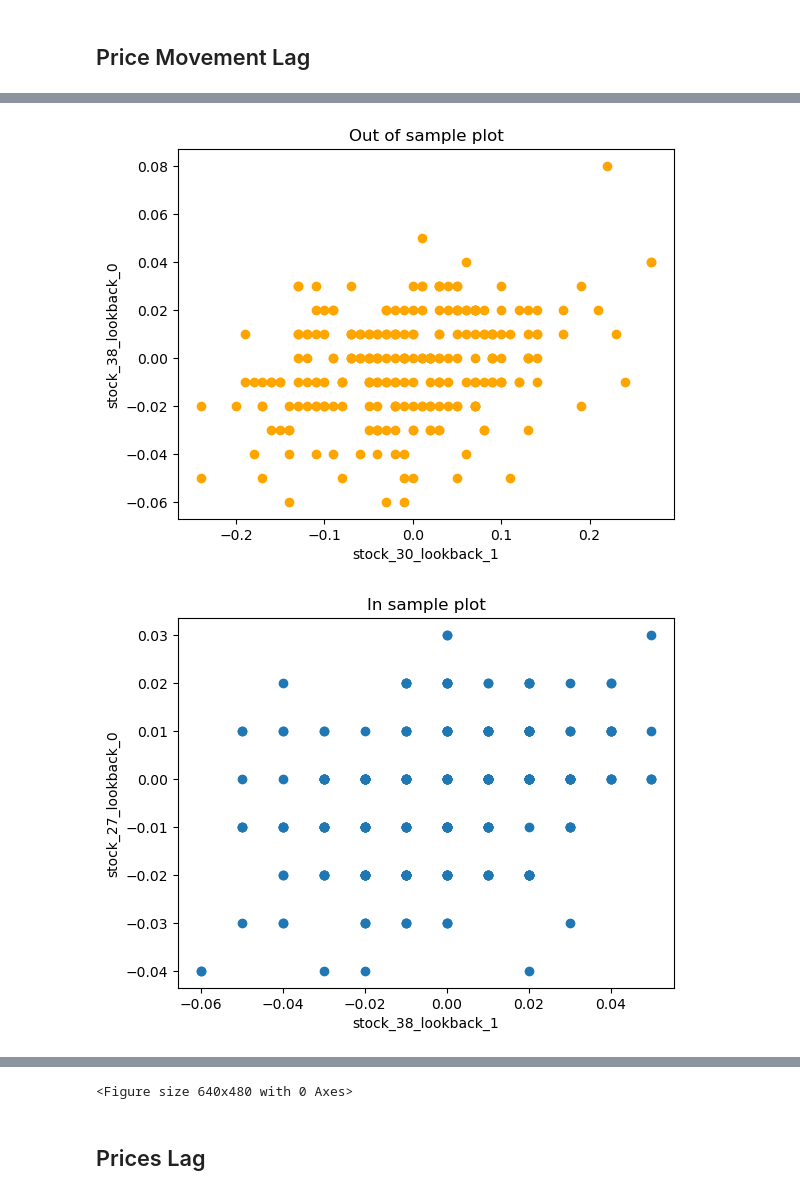
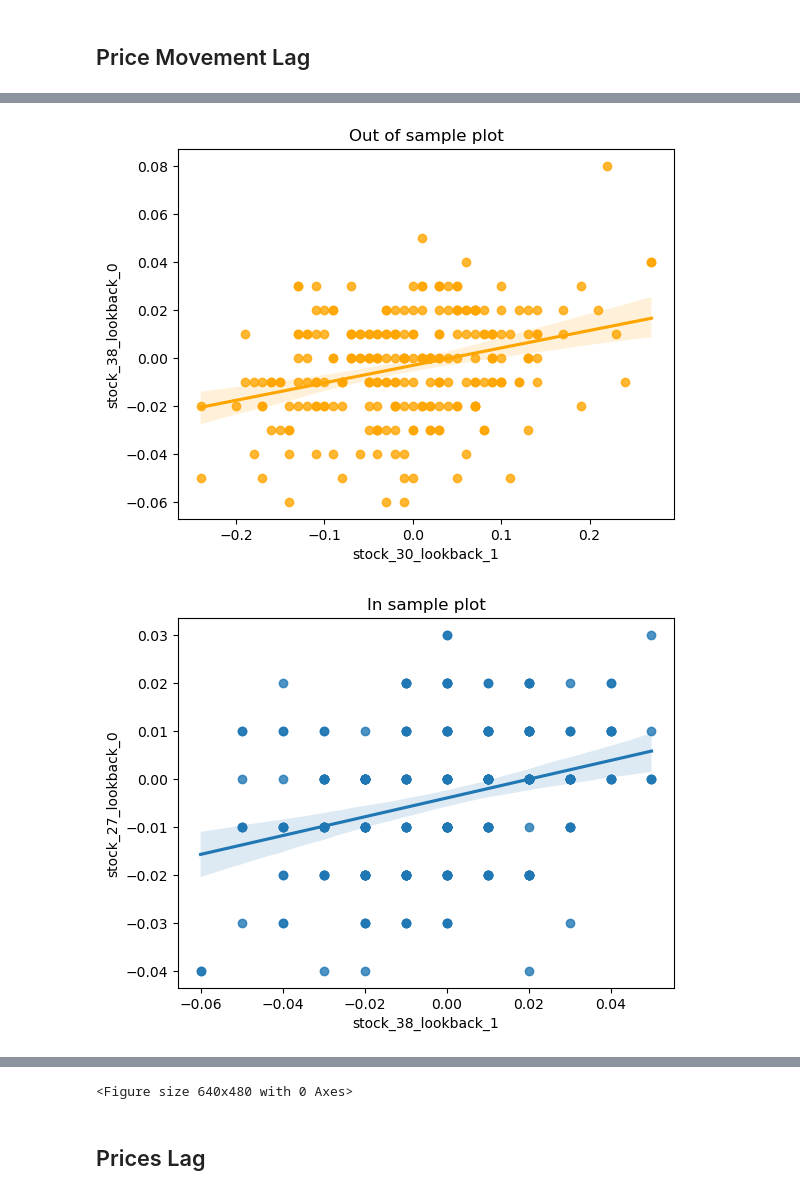
Before and after one commit to TGChenZP/SIG-Hack_AlgoTrading2024__GroupWork__Py, a Jupyter notebook: Lead Lag Correlation.ipynb, the cells around one changed output, grey strips where cells are left out. Cells and saved outputs as stored; diff of their text form; code cells hidden in the pictures.

```diff
--- a/Lead Lag Correlation.ipynb
+++ b/Lead Lag Correlation.ipynb
@@ -50,7 +50,7 @@ for i in range(number_of_stocks):
             corrcoef = np.corrcoef(df_corr[f'stock_{i}_lookback_1'],  df_corr[f'stock_{j}_lookback_0'])[0, 1]
             if abs(corrcoef) > corr_limit:
                 print(f'stock_{i} leads stock_{j} by {lag} days corr = {corrcoef}')
-                plt.scatter(df_corr[f'stock_{i}_lookback_1'], df_corr[f'stock_{j}_lookback_0'])
+                sns.regplot(data = df_corr, x = f'stock_{i}_lookback_1', y = f'stock_{j}_lookback_0')
                 plt.title('In sample plot')
                 plt.xlabel(f'stock_{i}_lookback_1')
                 plt.ylabel(f'stock_{j}_lookback_0')
@@ -64,7 +64,7 @@ for i in range(number_of_stocks):
                 oos_corr = np.corrcoef(df_check[f'stock_{i}_lookback_1'],  df_check[f'stock_{j}_lookback_0'])[0, 1]
 
                 print(f'stock_{i} leads stock_{j} by {lag} days OUT OF SAMPLE corr = {oos_corr}')
-                plt.scatter(df_check[f'stock_{i}_lookback_1'], df_check[f'stock_{j}_lookback_0'], color = 'orange')
+                sns.regplot(data = df_check, x = f'stock_{i}_lookback_1', y = f'stock_{j}_lookback_0', color = 'orange')
                 plt.title('Out of sample plot')
                 plt.xlabel(f'stock_{i}_lookback_1')
                 plt.ylabel(f'stock_{j}_lookback_0')
@@ -94,2 +94,2 @@ stock_38 leads stock_27 by 1 days OUT OF SAMPLE corr = 0.2501016707862918
-[figure, old version]
+[figure, new version]
-[figure, old version]
+[figure, new version]
```
Also changed, not shown: parts of 7 cells of this notebook, 2 other files.
